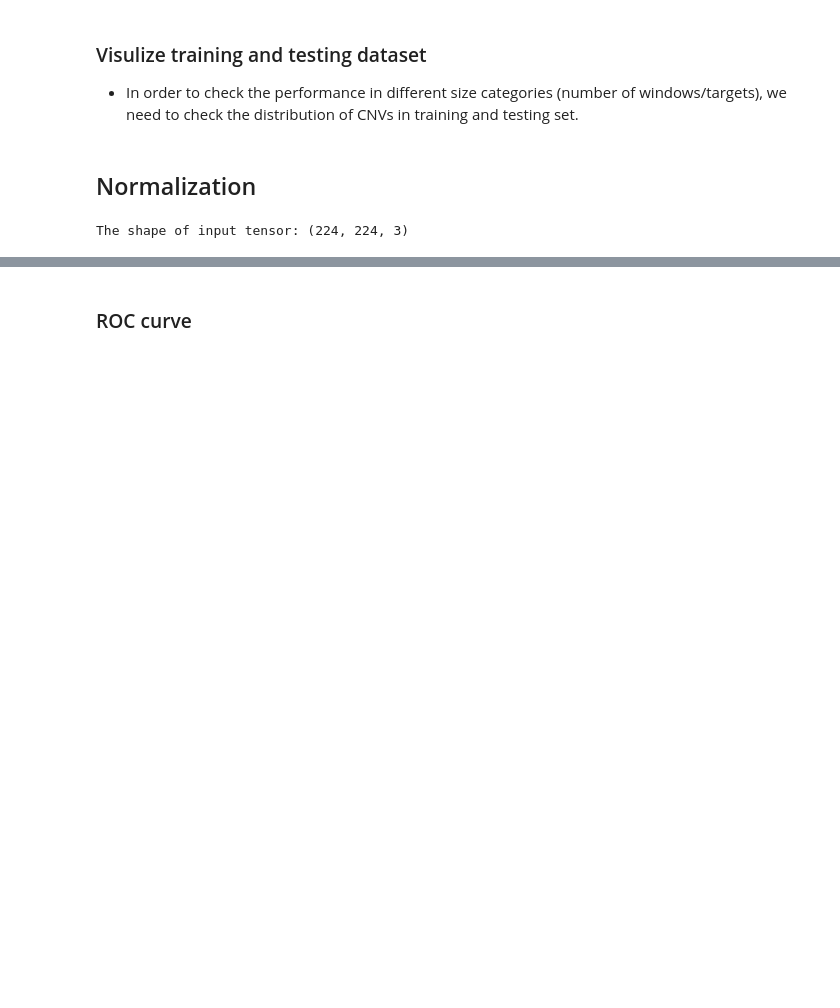
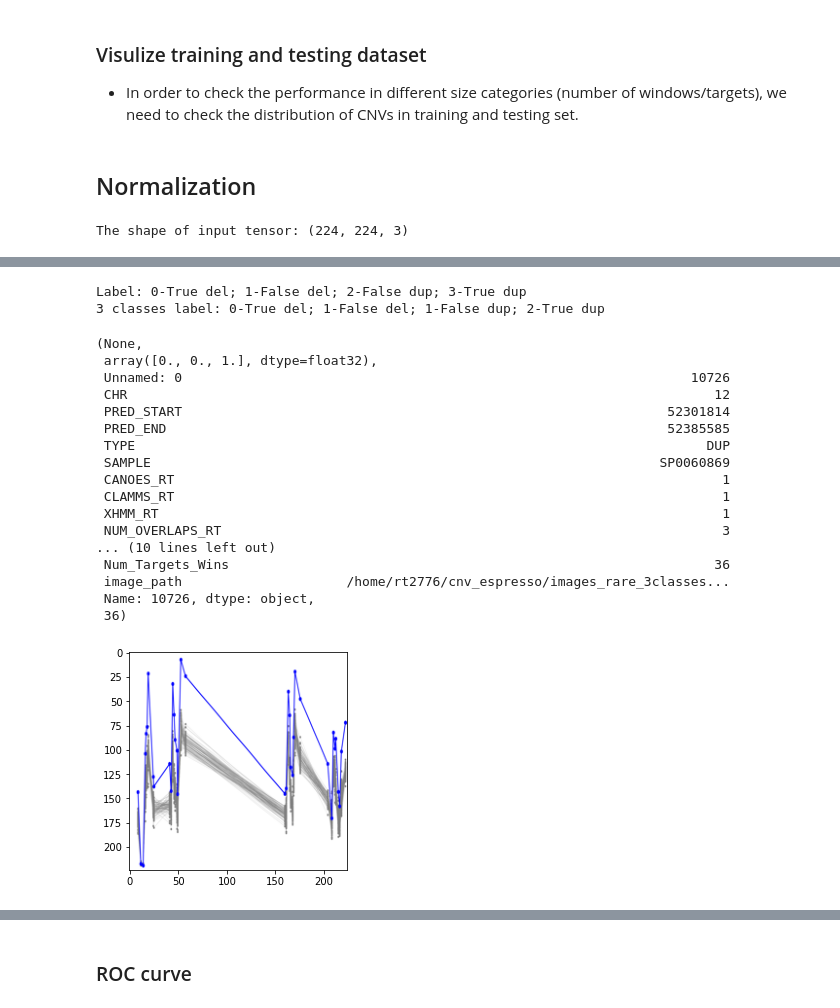
Before and after one commit to ShenLab/CNV-Espresso, a Jupyter notebook: src/training.ipynb, the cells around one changed output, grey strips where cells are left out. Drawn from its saved outputs; the diff is of its cells as text; code cells hidden in the pictures; blank space fills up the shorter version.

```diff
--- a/src/training.ipynb
+++ b/src/training.ipynb
@@ -404,0 +512,27 @@ showImg(train_img[item])
+# %%
+i=random.randrange(len(train_img))
+## if the the images are different, then it means it has been shuffled.
+print("Label: 0-True del; 1-False del; 2-False dup; 3-True dup")
+print("3 classes label: 0-True del; 1-False del; 1-False dup; 2-True dup")
+showImg(combined_img_np[i]),combined_label_one_hot[i],combined_cnv_info_df.iloc[i,:],combined_cnv_info_df.iloc[i,20]
+# %% [output]
+Label: 0-True del; 1-False del; 2-False dup; 3-True dup
+3 classes label: 0-True del; 1-False del; 1-False dup; 2-True dup
+(None,
+ array([0., 0., 1.], dtype=float32),
+ Unnamed: 0                                                                 10726
+ CHR                                                                           12
+ PRED_START                                                              52301814
+ PRED_END                                                                52385585
+ TYPE                                                                         DUP
+ SAMPLE                                                                 SP0060869
+ CANOES_RT                                                                      1
+ CLAMMS_RT                                                                      1
+ XHMM_RT                                                                        1
+ NUM_OVERLAPS_RT                                                                3
+... (10 lines left out)
+ Num_Targets_Wins                                                              36
+ image_path                     /home/rt2776/cnv_espresso/images_rare_3classes...
+ Name: 10726, dtype: object,
+ 36)
+[figure, added]
```
Also changed, not shown: parts of 97 cells of this notebook, 3 other files.
